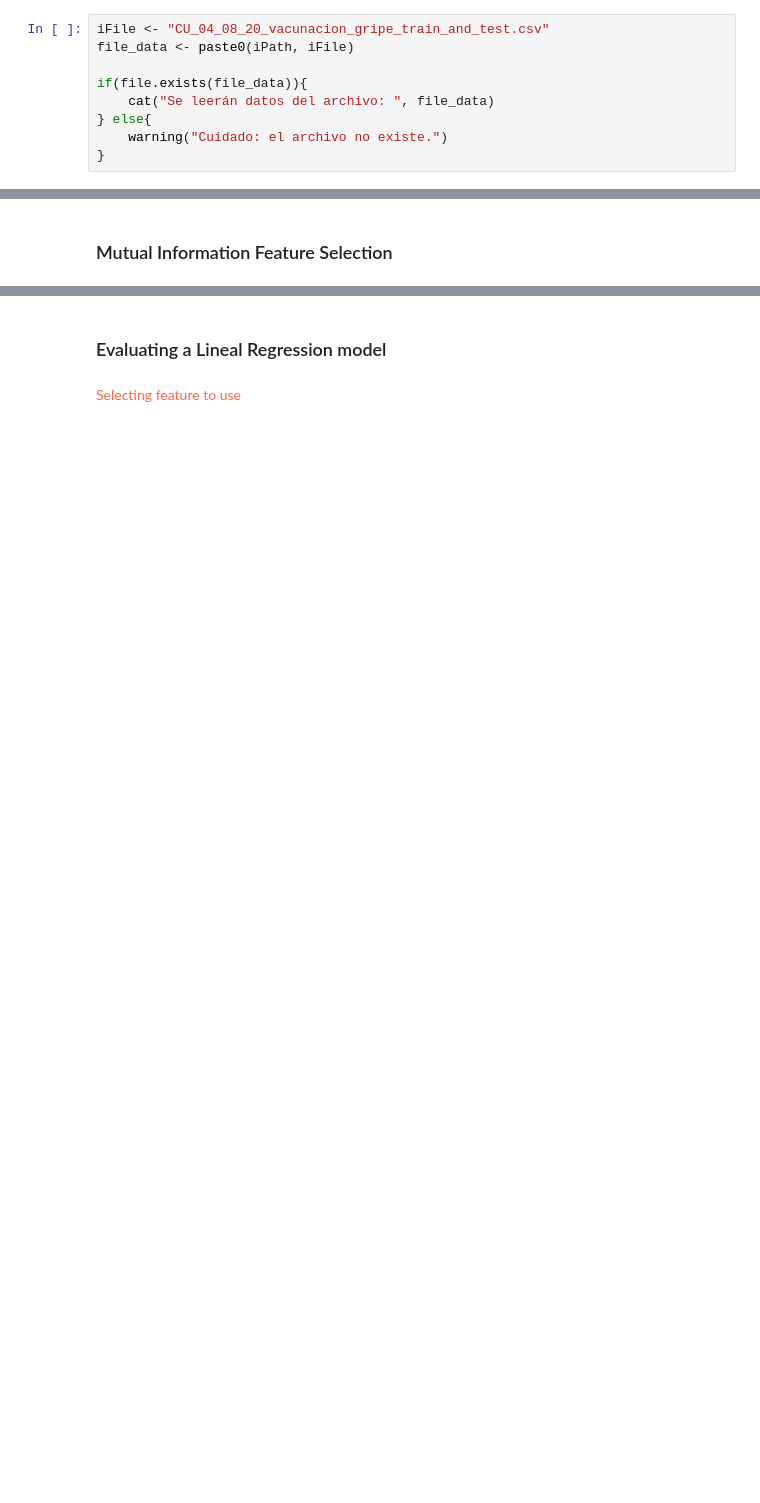
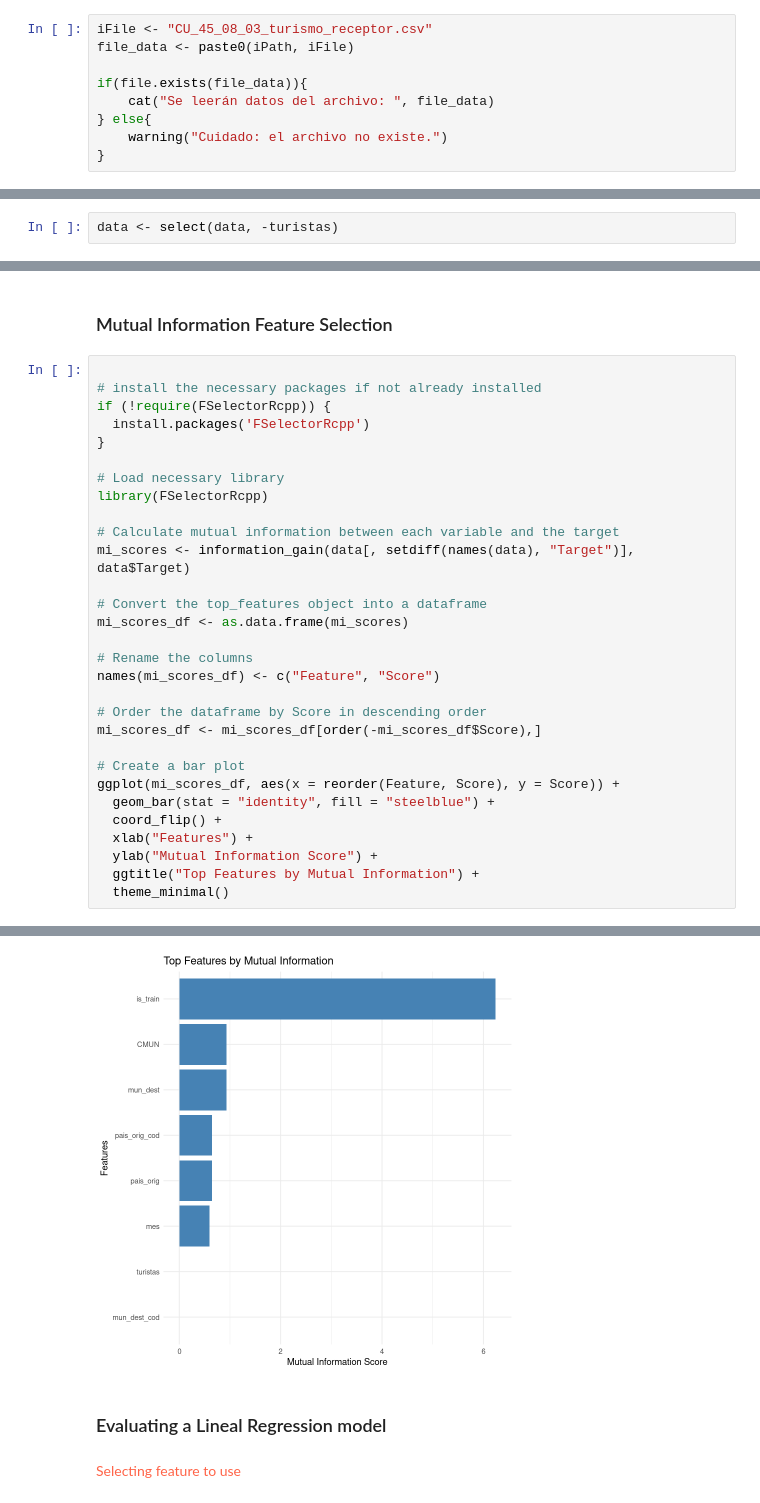
Before and after one commit to URJCDSLab/CitizenLab-Research-and-Development, a Jupyter notebook: casos_urjc/notebooks/dominios_II_y_III/45_turismo_origen/16.- Feature Selection_04_06_turismo_origen_completo_v_01.ipynb, the cells around one changed output, grey strips where cells are left out. Saved outputs shown, nothing was run; the diff lists cells and outputs as text; blank space fills up the shorter version.

```diff
--- a/casos_urjc/notebooks/dominios_II_y_III/45_turismo_origen/16.- Feature Selection_04_06_turismo_origen_completo_v_01.ipynb
+++ b/casos_urjc/notebooks/dominios_II_y_III/45_turismo_origen/16.- Feature Selection_04_06_turismo_origen_completo_v_01.ipynb
@@ -84,7 +91,7 @@ Data load using the {tcltk} package. Ucomment the line if using this option
 # %% [markdown]
 <font color='tomato'><b> OPCION B:</b> Especificar el nombre de archivo</font>
 # %%
-iFile <- "CU_04_08_20_vacunacion_gripe_train_and_test.csv"
+iFile <- "CU_45_08_03_turismo_receptor.csv"
 file_data <- paste0(iPath, iFile)
 
 if(file.exists(file_data)){
@@ -144,5 +188,7 @@ data |> slice_head(n = 5)
 #### See the relationship between the number of selected features and accuracy
 # %% [markdown]
 ## Selecting Numerical Input / Numerical Output
+# %%
+data <- select(data, -turistas)
 # %% [markdown]
 ### Correlation with the outcome Feature Selection
@@ -149,2 +210,33 @@ data |> slice_head(n = 5)
 # %% [markdown]
 ### Mutual Information Feature Selection
+# %%
+
+# install the necessary packages if not already installed
+if (!require(FSelectorRcpp)) {
+  install.packages('FSelectorRcpp')
+}
+
+# Load necessary library
+library(FSelectorRcpp)
+
+# Calculate mutual information between each variable and the target
+mi_scores <- information_gain(data[, setdiff(names(data), "Target")], data$Target)
+
+# Convert the top_features object into a dataframe
+mi_scores_df <- as.data.frame(mi_scores)
+
+# Rename the columns
+names(mi_scores_df) <- c("Feature", "Score")
+
+# Order the dataframe by Score in descending order
+mi_scores_df <- mi_scores_df[order(-mi_scores_df$Score),]
+
+# Create a bar plot
+ggplot(mi_scores_df, aes(x = reorder(Feature, Score), y = Score)) +
+  geom_bar(stat = "identity", fill = "steelblue") +
+  coord_flip() +
+  xlab("Features") +
+  ylab("Mutual Information Score") +
+  ggtitle("Top Features by Mutual Information") +
+  theme_minimal()
+# %% [output]
@@ -151,3 +245,4 @@ data |> slice_head(n = 5)
+[figure, added]
 # %% [markdown]
 ### Evaluating a Lineal Regression model
 # %% [markdown]
```
Also changed, not shown: parts of 59 cells of this notebook, 4 other files.
